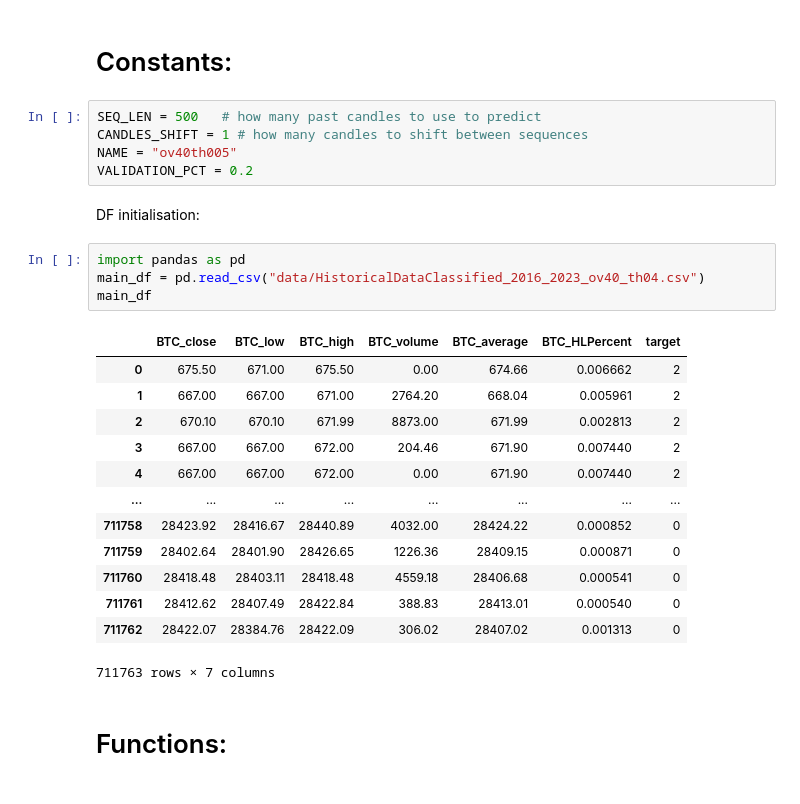
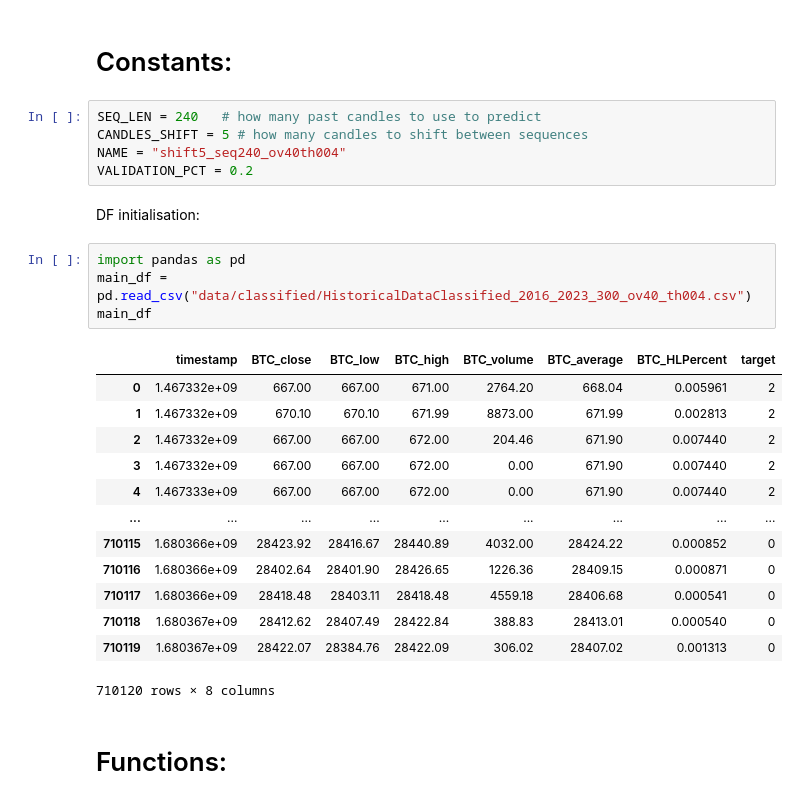
Before and after one commit to JoWilhelm/python-crypto-ai, a Jupyter notebook: modelTrainPreClassified.ipynb, the cells around one changed output. Saved outputs shown, nothing was run; the diff lists cells and outputs as text.

```diff
--- a/modelTrainPreClassified.ipynb
+++ b/modelTrainPreClassified.ipynb
@@ -1,30 +1,30 @@
 # %% [markdown]
 # Constants:
 # %%
-SEQ_LEN = 500   # how many past candles to use to predict
-CANDLES_SHIFT = 1 # how many candles to shift between sequences
-NAME = "ov40th005"
+SEQ_LEN = 240   # how many past candles to use to predict
+CANDLES_SHIFT = 5 # how many candles to shift between sequences
+NAME = "shift5_seq240_ov40th004"
 VALIDATION_PCT = 0.2
 # %% [markdown]
 DF initialisation:
 # %%
 import pandas as pd
-main_df = pd.read_csv("data/HistoricalDataClassified_2016_2023_ov40_th04.csv")
+main_df = pd.read_csv("data/classified/HistoricalDataClassified_2016_2023_300_ov40_th004.csv")
 main_df
 # %% [output]
-|  | BTC_close | BTC_low | BTC_high | BTC_volume | BTC_average | BTC_HLPercent | target |
-| 0 | 675.50 | 671.00 | 675.50 | 0.00 | 674.66 | 0.006662 | 2 |
-| 1 | 667.00 | 667.00 | 671.00 | 2764.20 | 668.04 | 0.005961 | 2 |
-| 2 | 670.10 | 670.10 | 671.99 | 8873.00 | 671.99 | 0.002813 | 2 |
-| 3 | 667.00 | 667.00 | 672.00 | 204.46 | 671.90 | 0.007440 | 2 |
-| 4 | 667.00 | 667.00 | 672.00 | 0.00 | 671.90 | 0.007440 | 2 |
-| ... | ... | ... | ... | ... | ... | ... | ... |
-| 711758 | 28423.92 | 28416.67 | 28440.89 | 4032.00 | 28424.22 | 0.000852 | 0 |
-| 711759 | 28402.64 | 28401.90 | 28426.65 | 1226.36 | 28409.15 | 0.000871 | 0 |
-| 711760 | 28418.48 | 28403.11 | 28418.48 | 4559.18 | 28406.68 | 0.000541 | 0 |
-| 711761 | 28412.62 | 28407.49 | 28422.84 | 388.83 | 28413.01 | 0.000540 | 0 |
-| 711762 | 28422.07 | 28384.76 | 28422.09 | 306.02 | 28407.02 | 0.001313 | 0 |
+|  | timestamp | BTC_close | BTC_low | BTC_high | BTC_volume | BTC_average | BTC_HLPercent | target |
+| 0 | 1.467332e+09 | 667.00 | 667.00 | 671.00 | 2764.20 | 668.04 | 0.005961 | 2 |
+| 1 | 1.467332e+09 | 670.10 | 670.10 | 671.99 | 8873.00 | 671.99 | 0.002813 | 2 |
+| 2 | 1.467332e+09 | 667.00 | 667.00 | 672.00 | 204.46 | 671.90 | 0.007440 | 2 |
+| 3 | 1.467332e+09 | 667.00 | 667.00 | 672.00 | 0.00 | 671.90 | 0.007440 | 2 |
+| 4 | 1.467333e+09 | 667.00 | 667.00 | 672.00 | 0.00 | 671.90 | 0.007440 | 2 |
+| ... | ... | ... | ... | ... | ... | ... | ... | ... |
+| 710115 | 1.680366e+09 | 28423.92 | 28416.67 | 28440.89 | 4032.00 | 28424.22 | 0.000852 | 0 |
+| 710116 | 1.680366e+09 | 28402.64 | 28401.90 | 28426.65 | 1226.36 | 28409.15 | 0.000871 | 0 |
+| 710117 | 1.680366e+09 | 28418.48 | 28403.11 | 28418.48 | 4559.18 | 28406.68 | 0.000541 | 0 |
+| 710118 | 1.680367e+09 | 28412.62 | 28407.49 | 28422.84 | 388.83 | 28413.01 | 0.000540 | 0 |
+| 710119 | 1.680367e+09 | 28422.07 | 28384.76 | 28422.09 | 306.02 | 28407.02 | 0.001313 | 0 |
-711763 rows × 7 columns
+710120 rows × 8 columns
 # %% [markdown]
 # Functions:
 # %% [markdown]
```
Also changed, not shown: parts of 9 cells of this notebook, 37 other files.
